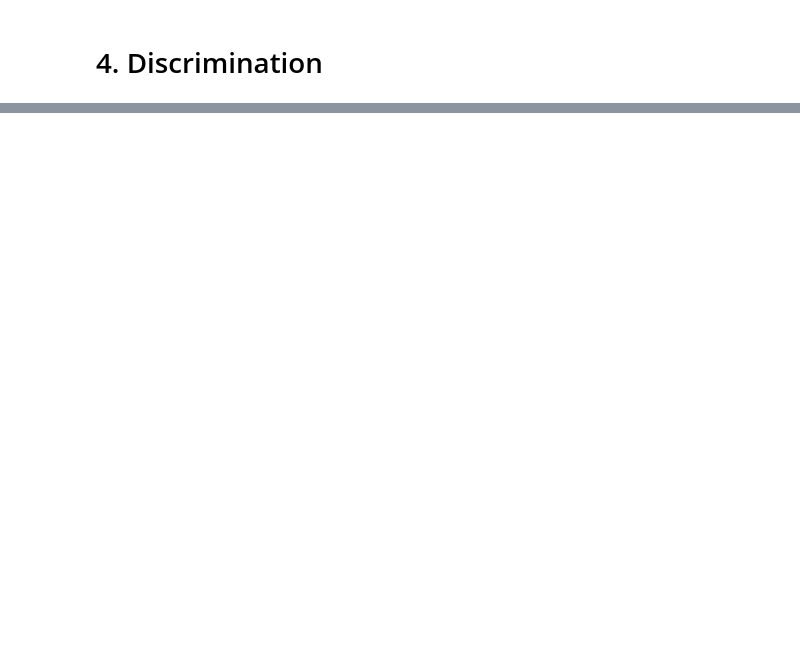
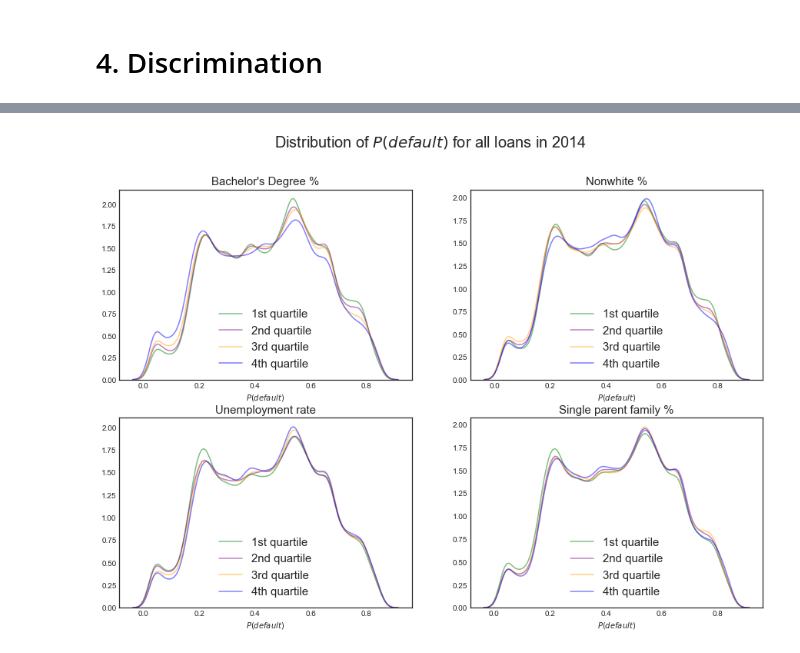
Before and after one commit to bhavenp/209A-FinalProject, a Jupyter notebook: final_website/4. Discrimination.ipynb, the cells around one changed output, grey strips where cells are left out. Saved outputs shown, nothing was run; the diff lists cells and outputs as text; code cells hidden in the pictures; blank space fills up the shorter version.

```diff
--- a/final_website/4. Discrimination.ipynb
+++ b/final_website/4. Discrimination.ipynb
@@ -78,0 +172,25 @@ len(dat.columns)
+# %%
+def plot_distr_quantiles(feature, score, title, xlabel, ax):
+    tiles = np.percentile(feature.dropna(), [0,25,50,75,100])
+    _0_25 = feature < tiles[1]
+    _25_50 = (feature < tiles[2]) & (feature > tiles[1])
+    _50_75 = (feature < tiles[3]) & (feature > tiles[2])
+    _75_100 = (feature < tiles[4]) & (feature > tiles[3])
+
+    sns.kdeplot(score[_0_25==True].dropna(), color="green", label="1st quartile", alpha=0.5, ax=ax)
+    sns.kdeplot(score[_25_50==True].dropna(), color="purple", label="2nd quartile", alpha=0.5, ax=ax)
+    sns.kdeplot(score[_50_75==True].dropna(), color="orange", label="3rd quartile", alpha=0.5, ax=ax)
+    sns.kdeplot(score[_75_100==True].dropna(), color="blue", label="4th quartile", alpha=0.5, ax=ax)
+    ax.set_xlabel(xlabel, fontsize=10)
+    ax.set_title(title, fontsize=15)
+    ax.legend(fontsize=15)
+# %%
+fig, ax = plt.subplots(2,2,figsize=(15,10))
+plot_distr_quantiles(all_loans_2014_merged.Bachelors_Degree_pct, all_loans_2014_merged.proba, "Bachelor's Degree %", r"$P(default)$",ax[0,0])
+plot_distr_quantiles(all_loans_2014_merged.nonwhite_pct, all_loans_2014_merged.proba, "Nonwhite %", r"$P(default)$",ax[0,1])
+plot_distr_quantiles(all_loans_2014_merged.Unemployment_Rate_pct, all_loans_2014_merged.proba, "Unemployment rate", r"$P(default)$", ax[1,0])
+plot_distr_quantiles(all_loans_2014_merged.Single_parent_families, all_loans_2014_merged.proba, "Single parent family %", r"$P(default)$", ax[1,1])
+plt.suptitle(r"Distribution of $P(default)$ for all loans in training data (2014)", fontsize=20)
+plt.show()
+# %% [output]
+[figure, added]
```
Also changed, not shown: parts of 16 cells of this notebook, 2 other files.
